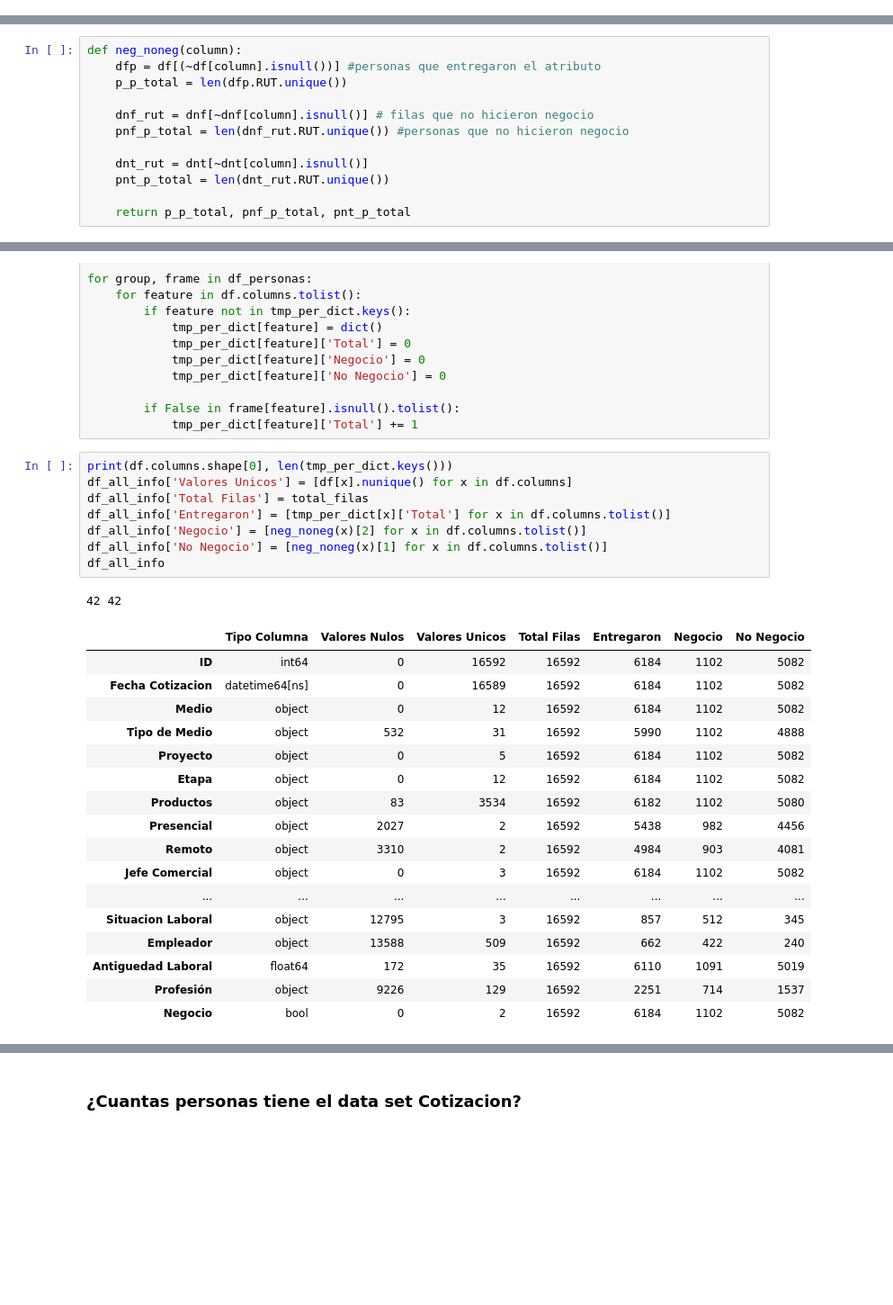
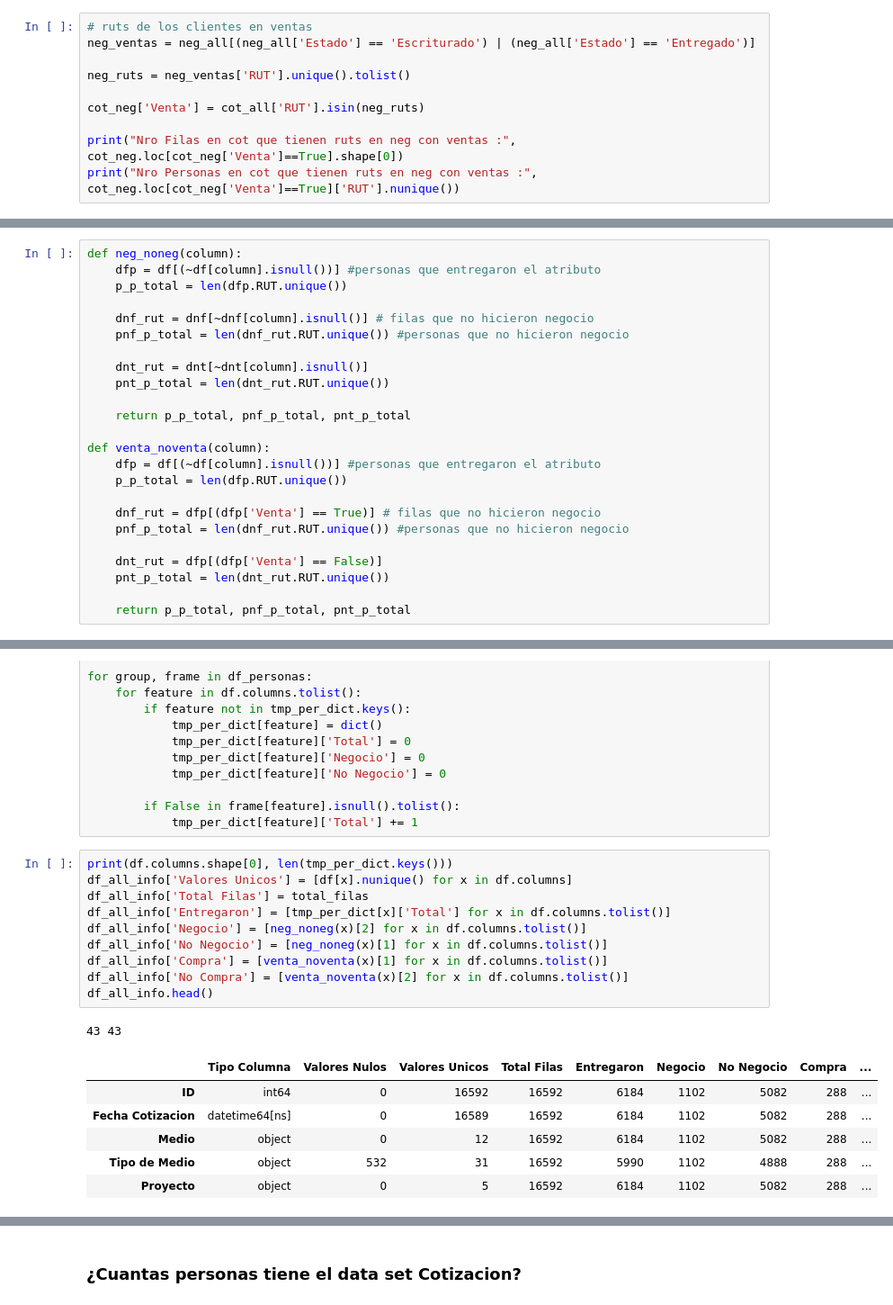
Before and after one commit to jcardenaslie/mem_aitue, a Jupyter notebook: Main Project/1 - Data Understanding/1.3 - Cotizantes en Negocios.ipynb, the cells around one changed output, grey strips where cells are left out. Shown at 90% size. Cells and saved outputs as stored; diff of their text form; blank space fills up the shorter version.

```diff
--- a/Main Project/1 - Data Understanding/1.3 - Cotizantes en Negocios.ipynb
+++ b/Main Project/1 - Data Understanding/1.3 - Cotizantes en Negocios.ipynb
@@ -61,0 +68,10 @@ Nro Filas en cot que tienen ruts en neg : 5697
+# %%
+# ruts de los clientes en ventas
+neg_ventas = neg_all[(neg_all['Estado'] == 'Escriturado') | (neg_all['Estado'] == 'Entregado')]
+
+neg_ruts = neg_ventas['RUT'].unique().tolist()
+
+cot_neg['Venta'] = cot_all['RUT'].isin(neg_ruts)
+
+print("Nro Filas en cot que tienen ruts en neg con ventas :", cot_neg.loc[cot_neg['Venta']==True].shape[0])
+print("Nro Personas en cot que tienen ruts en neg con ventas :", cot_neg.loc[cot_neg['Venta']==True]['RUT'].nunique())
@@ -87,6 +123,18 @@ def neg_noneg(column):
     pnt_p_total = len(dnt_rut.RUT.unique())
 
     return p_p_total, pnf_p_total, pnt_p_total
+
+def venta_noventa(column):
+    dfp = df[(~df[column].isnull())] #personas que entregaron el atributo
+    p_p_total = len(dfp.RUT.unique())
+
+    dnf_rut = dfp[(dfp['Venta'] == True)] # filas que no hicieron negocio
+    pnf_p_total = len(dnf_rut.RUT.unique()) #personas que no hicieron negocio
+
+    dnt_rut = dfp[(dfp['Venta'] == False)]
+    pnt_p_total = len(dnt_rut.RUT.unique())
+
+    return p_p_total, pnf_p_total, pnt_p_total
 # %%
 df = cot_neg
 tab_info=pd.DataFrame(df.dtypes).T.rename(index={0:'Tipo Columna'})
@@ -117,28 +165,19 @@ for group, frame in df_personas:
 # %%
 print(df.columns.shape[0], len(tmp_per_dict.keys()))
 df_all_info['Valores Unicos'] = [df[x].nunique() for x in df.columns]
 df_all_info['Total Filas'] = total_filas
 df_all_info['Entregaron'] = [tmp_per_dict[x]['Total'] for x in df.columns.tolist()]
 df_all_info['Negocio'] = [neg_noneg(x)[2] for x in df.columns.tolist()]
 df_all_info['No Negocio'] = [neg_noneg(x)[1] for x in df.columns.tolist()]
-df_all_info
+df_all_info['Compra'] = [venta_noventa(x)[1] for x in df.columns.tolist()]
+df_all_info['No Compra'] = [venta_noventa(x)[2] for x in df.columns.tolist()]
+df_all_info.head()
 # %% [output]
-42 42
+43 43
-|  | Tipo Columna | Valores Nulos | Valores Unicos | Total Filas | Entregaron | Negocio | No Negocio |
-| ID | int64 | 0 | 16592 | 16592 | 6184 | 1102 | 5082 |
-| Fecha Cotizacion | datetime64[ns] | 0 | 16589 | 16592 | 6184 | 1102 | 5082 |
-| Medio | object | 0 | 12 | 16592 | 6184 | 1102 | 5082 |
-| Tipo de Medio | object | 532 | 31 | 16592 | 5990 | 1102 | 4888 |
-| Proyecto | object | 0 | 5 | 16592 | 6184 | 1102 | 5082 |
-| Etapa | object | 0 | 12 | 16592 | 6184 | 1102 | 5082 |
-| Productos | object | 83 | 3534 | 16592 | 6182 | 1102 | 5080 |
-| Presencial | object | 2027 | 2 | 16592 | 5438 | 982 | 4456 |
-| Remoto | object | 3310 | 2 | 16592 | 4984 | 903 | 4081 |
-| Jefe Comercial | object | 0 | 3 | 16592 | 6184 | 1102 | 5082 |
-| ... | ... | ... | ... | ... | ... | ... | ... |
-| Situacion Laboral | object | 12795 | 3 | 16592 | 857 | 512 | 345 |
-| Empleador | object | 13588 | 509 | 16592 | 662 | 422 | 240 |
-| Antiguedad Laboral | float64 | 172 | 35 | 16592 | 6110 | 1091 | 5019 |
-| Profesión | object | 9226 | 129 | 16592 | 2251 | 714 | 1537 |
-| Negocio | bool | 0 | 2 | 16592 | 6184 | 1102 | 5082 |
+|  | Tipo Columna | Valores Nulos | Valores Unicos | Total Filas | Entregaron | Negocio | No Negocio | Compra | ... |
+| ID | int64 | 0 | 16592 | 16592 | 6184 | 1102 | 5082 | 288 | ... |
+| Fecha Cotizacion | datetime64[ns] | 0 | 16589 | 16592 | 6184 | 1102 | 5082 | 288 | ... |
+| Medio | object | 0 | 12 | 16592 | 6184 | 1102 | 5082 | 288 | ... |
+| Tipo de Medio | object | 532 | 31 | 16592 | 5990 | 1102 | 4888 | 288 | ... |
+| Proyecto | object | 0 | 5 | 16592 | 6184 | 1102 | 5082 | 288 | ... |
 # %%
```
Also changed, not shown: parts of 7 cells of this notebook, 3 other files.
